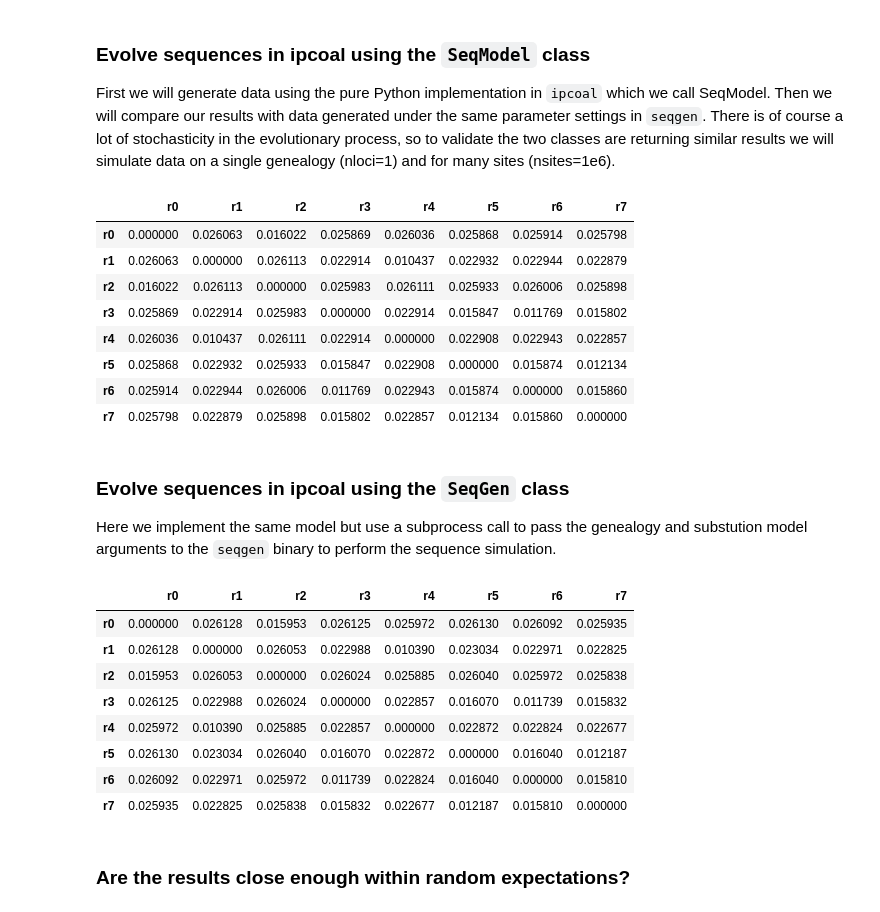
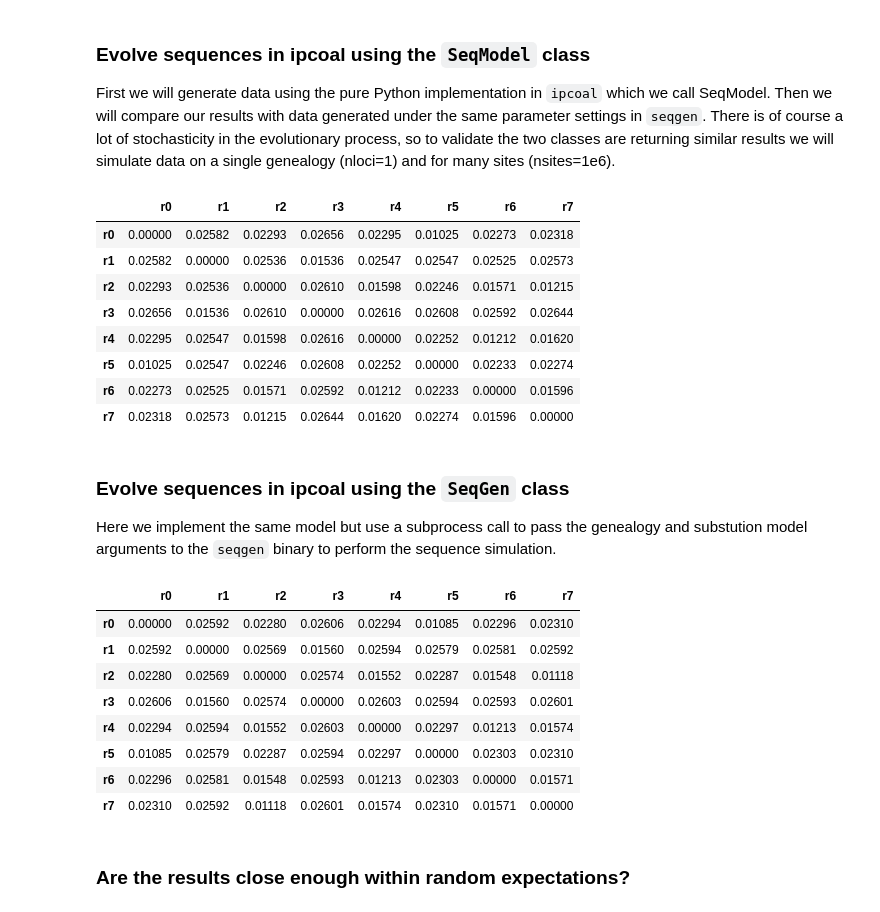
Before and after one commit to pmckenz1/ipcoal, a Jupyter notebook: notebooks/seqgen_seqmod_comparison.ipynb, the cells around one changed output. Cells and saved outputs as stored; diff of their text form; code cells hidden in the pictures.

```diff
--- a/notebooks/seqgen_seqmod_comparison.ipynb
+++ b/notebooks/seqgen_seqmod_comparison.ipynb
@@ -99,21 +99,21 @@ T  0.3333  0.3333  0.3333 -1.0000
 First we will generate data using the pure Python implementation in `ipcoal` which we call SeqModel. Then we will compare our results with data generated under the same parameter settings in `seqgen`. There is of course a lot of stochasticity in the evolutionary process, so to validate the two classes are returning similar results we will simulate data on a single genealogy (nloci=1) and for many sites (nsites=1e6).
 # %%
 # simulate one locus
-mod.sim_loci(nloci=1, nsites=1e6)
+mod.sim_loci(nloci=1, nsites=1e5)
 
 # calculate genetic distances
 seqmodel_dists = mod.get_pairwise_distances()
 seqmodel_dists
 # %% [output]
 |  | r0 | r1 | r2 | r3 | r4 | r5 | r6 | r7 |
-| r0 | 0.000000 | 0.026063 | 0.016022 | 0.025869 | 0.026036 | 0.025868 | 0.025914 | 0.025798 |
-| r1 | 0.026063 | 0.000000 | 0.026113 | 0.022914 | 0.010437 | 0.022932 | 0.022944 | 0.022879 |
-| r2 | 0.016022 | 0.026113 | 0.000000 | 0.025983 | 0.026111 | 0.025933 | 0.026006 | 0.025898 |
-| r3 | 0.025869 | 0.022914 | 0.025983 | 0.000000 | 0.022914 | 0.015847 | 0.011769 | 0.015802 |
-| r4 | 0.026036 | 0.010437 | 0.026111 | 0.022914 | 0.000000 | 0.022908 | 0.022943 | 0.022857 |
-| r5 | 0.025868 | 0.022932 | 0.025933 | 0.015847 | 0.022908 | 0.000000 | 0.015874 | 0.012134 |
-| r6 | 0.025914 | 0.022944 | 0.026006 | 0.011769 | 0.022943 | 0.015874 | 0.000000 | 0.015860 |
-| r7 | 0.025798 | 0.022879 | 0.025898 | 0.015802 | 0.022857 | 0.012134 | 0.015860 | 0.000000 |
+| r0 | 0.00000 | 0.02582 | 0.02293 | 0.02656 | 0.02295 | 0.01025 | 0.02273 | 0.02318 |
+| r1 | 0.02582 | 0.00000 | 0.02536 | 0.01536 | 0.02547 | 0.02547 | 0.02525 | 0.02573 |
+| r2 | 0.02293 | 0.02536 | 0.00000 | 0.02610 | 0.01598 | 0.02246 | 0.01571 | 0.01215 |
+| r3 | 0.02656 | 0.01536 | 0.02610 | 0.00000 | 0.02616 | 0.02608 | 0.02592 | 0.02644 |
+| r4 | 0.02295 | 0.02547 | 0.01598 | 0.02616 | 0.00000 | 0.02252 | 0.01212 | 0.01620 |
+| r5 | 0.01025 | 0.02547 | 0.02246 | 0.02608 | 0.02252 | 0.00000 | 0.02233 | 0.02274 |
+| r6 | 0.02273 | 0.02525 | 0.01571 | 0.02592 | 0.01212 | 0.02233 | 0.00000 | 0.01596 |
+| r7 | 0.02318 | 0.02573 | 0.01215 | 0.02644 | 0.01620 | 0.02274 | 0.01596 | 0.00000 |
 # %% [markdown]
 ### Evolve sequences in ipcoal using the `SeqGen` class
 Here we implement the same model but use a subprocess call to pass the  genealogy and substution model arguments to the `seqgen` binary to perform the sequence simulation.
@@ -132,21 +132,21 @@ mod = ipcoal.Model(
 )
 
 # simulate one locus this time using seqgen
-mod.sim_loci(nloci=1, nsites=1e6, seqgen=True)
+mod.sim_loci(nloci=1, nsites=1e5, seqgen=True)
 
 # calculate genetic distances
 seqgen_dists = mod.get_pairwise_distances()
 seqgen_dists
 # %% [output]
 |  | r0 | r1 | r2 | r3 | r4 | r5 | r6 | r7 |
-| r0 | 0.000000 | 0.026128 | 0.015953 | 0.026125 | 0.025972 | 0.026130 | 0.026092 | 0.025935 |
-| r1 | 0.026128 | 0.000000 | 0.026053 | 0.022988 | 0.010390 | 0.023034 | 0.022971 | 0.022825 |
-| r2 | 0.015953 | 0.026053 | 0.000000 | 0.026024 | 0.025885 | 0.026040 | 0.025972 | 0.025838 |
-| r3 | 0.026125 | 0.022988 | 0.026024 | 0.000000 | 0.022857 | 0.016070 | 0.011739 | 0.015832 |
-| r4 | 0.025972 | 0.010390 | 0.025885 | 0.022857 | 0.000000 | 0.022872 | 0.022824 | 0.022677 |
-| r5 | 0.026130 | 0.023034 | 0.026040 | 0.016070 | 0.022872 | 0.000000 | 0.016040 | 0.012187 |
-| r6 | 0.026092 | 0.022971 | 0.025972 | 0.011739 | 0.022824 | 0.016040 | 0.000000 | 0.015810 |
-| r7 | 0.025935 | 0.022825 | 0.025838 | 0.015832 | 0.022677 | 0.012187 | 0.015810 | 0.000000 |
+| r0 | 0.00000 | 0.02592 | 0.02280 | 0.02606 | 0.02294 | 0.01085 | 0.02296 | 0.02310 |
+| r1 | 0.02592 | 0.00000 | 0.02569 | 0.01560 | 0.02594 | 0.02579 | 0.02581 | 0.02592 |
+| r2 | 0.02280 | 0.02569 | 0.00000 | 0.02574 | 0.01552 | 0.02287 | 0.01548 | 0.01118 |
+| r3 | 0.02606 | 0.01560 | 0.02574 | 0.00000 | 0.02603 | 0.02594 | 0.02593 | 0.02601 |
+| r4 | 0.02294 | 0.02594 | 0.01552 | 0.02603 | 0.00000 | 0.02297 | 0.01213 | 0.01574 |
+| r5 | 0.01085 | 0.02579 | 0.02287 | 0.02594 | 0.02297 | 0.00000 | 0.02303 | 0.02310 |
+| r6 | 0.02296 | 0.02581 | 0.01548 | 0.02593 | 0.01213 | 0.02303 | 0.00000 | 0.01571 |
+| r7 | 0.02310 | 0.02592 | 0.01118 | 0.02601 | 0.01574 | 0.02310 | 0.01571 | 0.00000 |
 # %% [markdown]
 ### Are the results close enough within random expectations?
 # %%
```
Also changed, not shown: parts of 5 cells of this notebook.
